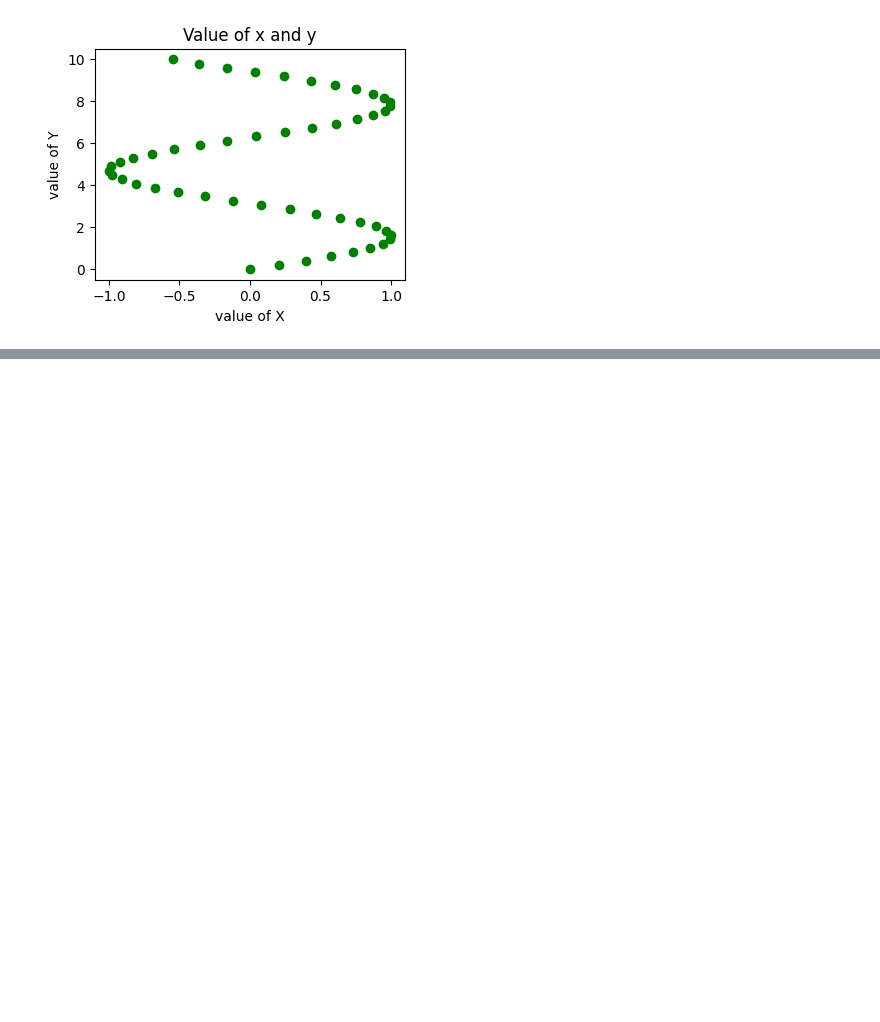
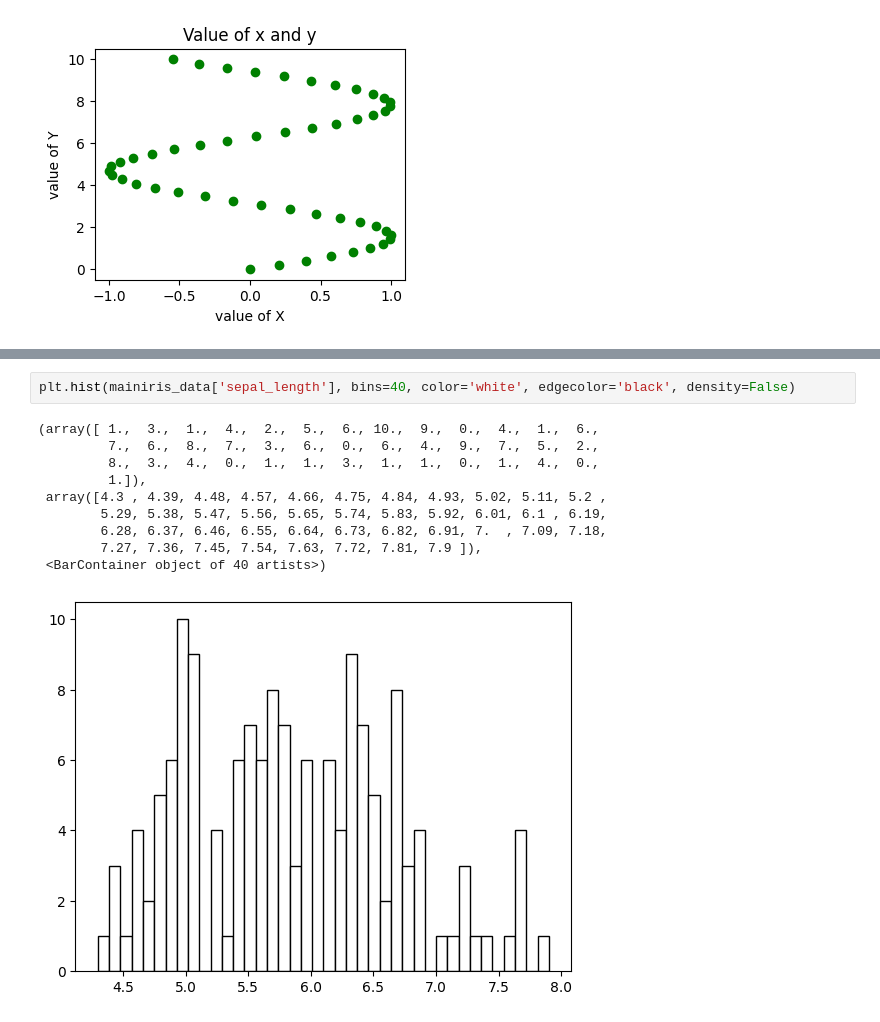
Before and after one commit to Md-Maruf-1727/LearningPractices, a Jupyter notebook: Vizualization/Vizualization1.ipynb, the cells around one changed output, grey strips where cells are left out. Cells and saved outputs as stored; diff of their text form; blank space fills up the shorter version.

```diff
--- a/Vizualization/Vizualization1.ipynb
+++ b/Vizualization/Vizualization1.ipynb
@@ -123,0 +131,13 @@ Text(0.5, 1.0, 'Value of x and y')
+# %%
+plt.hist(mainiris_data['sepal_length'], bins=40, color='white', edgecolor='black', density=False)
+# %% [output]
+(array([ 1.,  3.,  1.,  4.,  2.,  5.,  6., 10.,  9.,  0.,  4.,  1.,  6.,
+         7.,  6.,  8.,  7.,  3.,  6.,  0.,  6.,  4.,  9.,  7.,  5.,  2.,
+         8.,  3.,  4.,  0.,  1.,  1.,  3.,  1.,  1.,  0.,  1.,  4.,  0.,
+         1.]),
+ array([4.3 , 4.39, 4.48, 4.57, 4.66, 4.75, 4.84, 4.93, 5.02, 5.11, 5.2 ,
+        5.29, 5.38, 5.47, 5.56, 5.65, 5.74, 5.83, 5.92, 6.01, 6.1 , 6.19,
+        6.28, 6.37, 6.46, 6.55, 6.64, 6.73, 6.82, 6.91, 7.  , 7.09, 7.18,
+        7.27, 7.36, 7.45, 7.54, 7.63, 7.72, 7.81, 7.9 ]),
+ <BarContainer object of 40 artists>)
+[figure, added]
```
Also changed, not shown: parts of 1 cell of this notebook.
